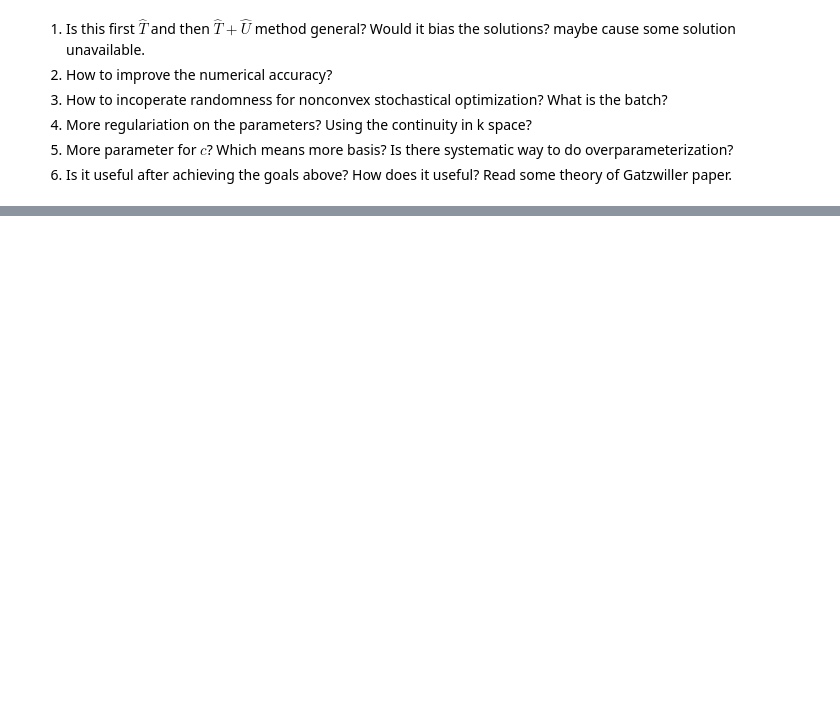
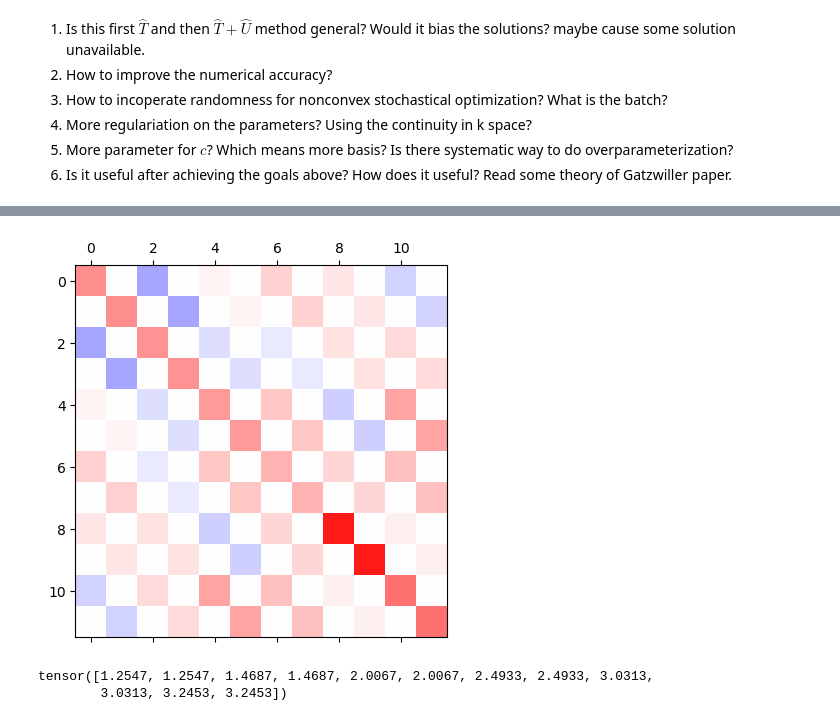
Before and after one commit to floatingCatty/Hubbard, a Jupyter notebook: debug.ipynb, the cells around one changed output, grey strips where cells are left out. Saved outputs shown, nothing was run; the diff lists cells and outputs as text; code cells hidden in the pictures; blank space fills up the shorter version.

Commit message:
torch POC converge

```diff
--- a/debug.ipynb
+++ b/debug.ipynb
@@ -412,0 +247,73 @@ KeyboardInterrupt:
+# %%
+from gGA.data import block_to_feature
+from ase.io import read
+from gGA.data import AtomicData
+from gGA.utils.make_kpoints import kmesh_sampling
+
+import torch
+from gGA.nn.ghostG import GhostGutzwiller
+
+torch.set_default_dtype(torch.float64)
+U = 1.5
+J = 0. # 0.25 * U
+Up = U - 2*J
+Jp = J
+
+gga = GhostGutzwiller(
+    atomic_number=torch.tensor([6]),
+    nocc={"C":[2]},
+    basis={"C":[2]},
+    idx_intorb={"C":[0]},
+    naux=3,
+    intparams={"C":[{"U":U,"Up":Up,"J":J, "Jp":Jp}]},
+    nspin=1,
+    device=torch.device("cpu"),
+    kBT=0.002,
+)
+
+block = {
+    "0_0_0_0_0": 0.2*torch.diag(torch.tensor([1.,-1.])),
+    "0_0_0_0_1": -torch.eye(2)*(1/6),
+    "0_0_0_1_0": -torch.eye(2)*(1/6),
+    "0_0_1_0_0": -torch.eye(2)*(1/6)
+}
+
+
+# hop = torch.diag(torch.tensor([0.8,1.2,-1.2,-0.8]))
+# block = {
+#     "0_0_0_0_0": 0.2*torch.diag(torch.tensor([0.8,1.2,-1.2,-0.8])),
+#     "0_0_0_0_1": -hop*(1/6),
+#     "0_0_0_1_0": -hop*(1/6),
+#     "0_0_1_0_0": -hop*(1/6)
+# }
+
+
+atomicdata = AtomicData.from_ase(
+    read("/nessa/users/zhanghao/dev/Hubbard/gGA/test/C_cube.vasp"),
+    r_max=3.1
+    )
+
+atomicdata["kpoint"] = torch.tensor(kmesh_sampling([10,10,10], True)).to(torch.get_default_dtype())
+block_to_feature(atomicdata, gga.kinetic.idp_phy, block)
+atomicdata = AtomicData.to_AtomicDataDict(atomicdata)
+
+import matplotlib.pyplot as plt
+
+errs = []
+for i in range(150):
+    # print(gga.gGAtomic.LAM_C["C"][1].abs().max())
+    # err, RDM, RDM_fit, LAMS = gga.update(atomicdata)
+    err, RDM = gga.update(atomicdata)
+    print("\t ## Err of current loop {:d}: {:.4f}, lam_emb: {:.4f}, N_emb: {:.2f}".format(i+1, err, gga.gGAtomic.LAM_C["C"][0].abs().max().item(), RDM["C"][0].trace()))# , RDM_fit["C"][0].trace()))
+    # print(torch.linalg.eigvalsh(RDM["C"][0]))
+    errs.append(err)
+
+    # print(gga.gGAtomic.LAM_C)
+    # print(RDM["C"][0])
+    # print(err)
+    # print(torch.linalg.eigvalsh(RDM["C"][0]), RDM["C"][0].trace())
+
+plt.matshow(RDM["C"][0].detach(), cmap="bwr", vmax=1.0, vmin=-1.0)
+plt.show()
+    # DM_kin:  tensor([0.1600, 0.1600, 0.8400, 0.8400])
+# %% [output]
@@ -412,0 +337,6 @@ KeyboardInterrupt:
+[figure, added]
+# %%
+torch.linalg.eigvalsh(gga.gGAtomic.LAM["C"][0])
+# %% [output]
+tensor([1.2547, 1.2547, 1.4687, 1.4687, 2.0067, 2.0067, 2.4933, 2.4933, 3.0313,
+        3.0313, 3.2453, 3.2453])
```
Also changed, not shown: parts of 32 cells of this notebook, 11 other files.
